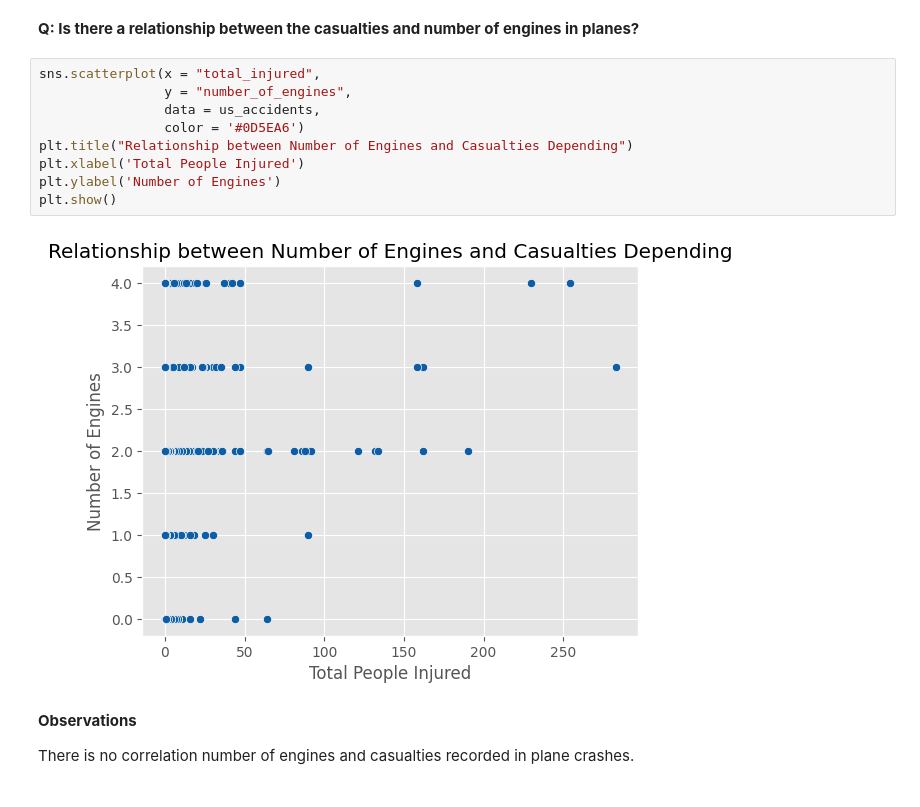
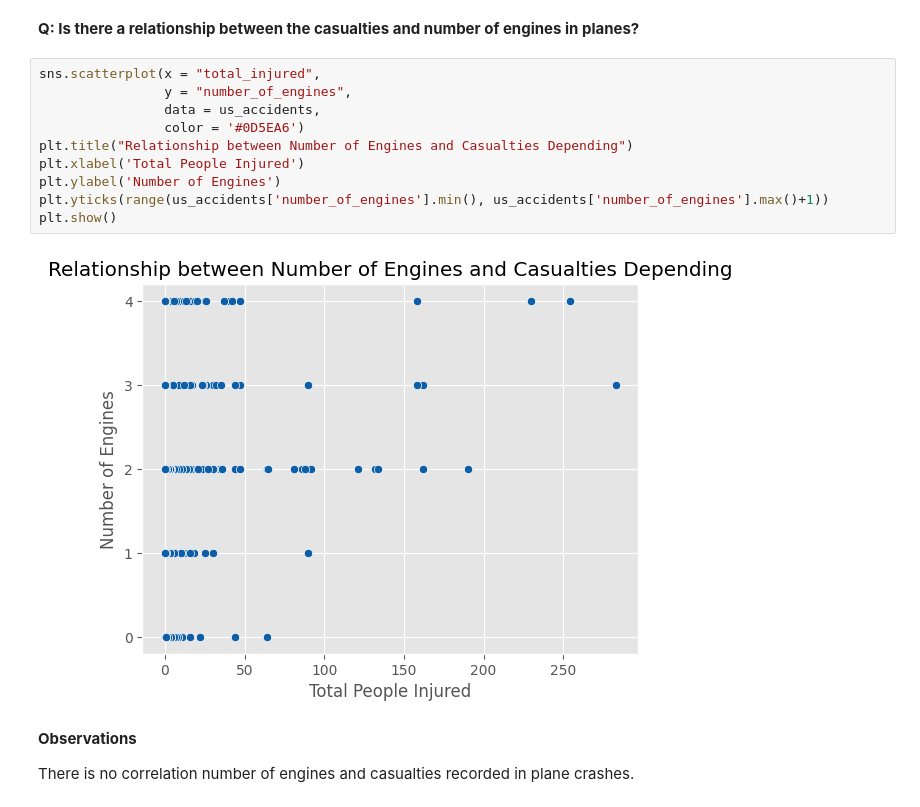
Before and after one commit to M-Nesphory/Aviation_Accident_Project, a Jupyter notebook: notebook.ipynb, the cells around one changed output. Cells and saved outputs as stored; diff of their text form.

Commit message:
Notebook.pdf and images

```diff
--- a/notebook.ipynb
+++ b/notebook.ipynb
@@ -848,14 +848,15 @@ There is no correlation between those who were injured and those who survived.
 # %%
 sns.scatterplot(x = "total_injured",
                 y = "number_of_engines",
                 data = us_accidents,
                 color = '#0D5EA6')
 plt.title("Relationship between Number of Engines and Casualties Depending")
 plt.xlabel('Total People Injured')
 plt.ylabel('Number of Engines')
+plt.yticks(range(us_accidents['number_of_engines'].min(), us_accidents['number_of_engines'].max()+1))
 plt.show()
 # %% [output]
-[figure, old version]
+[figure, new version]
 # %% [markdown]
 **Observations**
 
```
Also changed, not shown: parts of 1 cell of this notebook, 2 other files.
